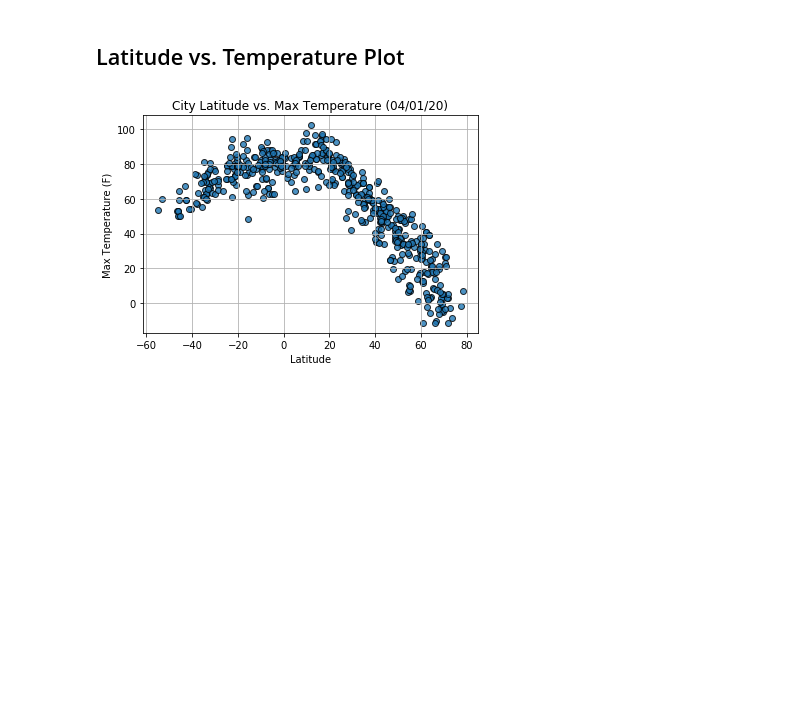
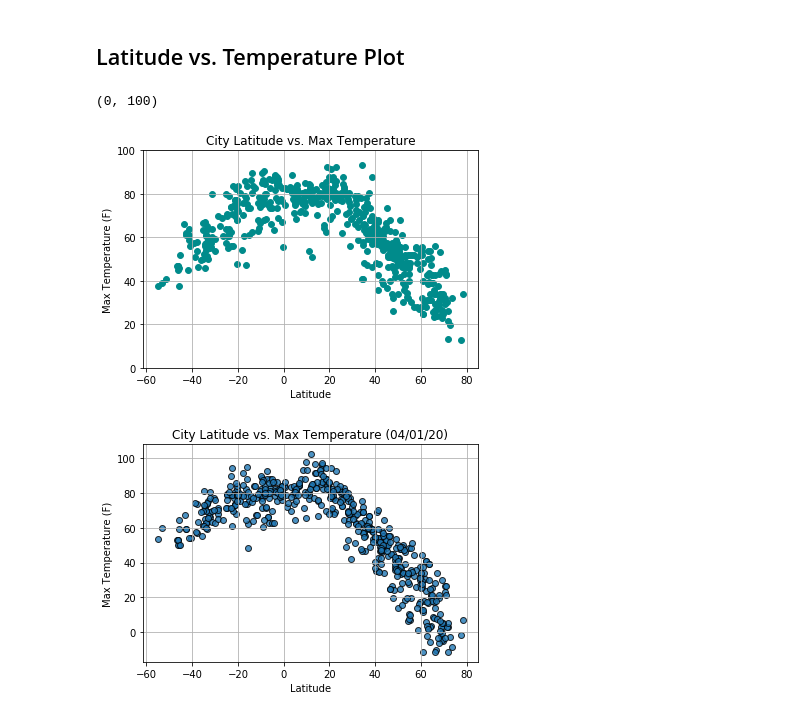
Before and after one commit to manuelamc14/api-demostrations, a Jupyter notebook: WeatherPy/WeatherPy.ipynb, the cells around one changed output. Saved outputs shown, nothing was run; the diff lists cells and outputs as text; code cells hidden in the pictures; blank space fills up the shorter version.

Commit message:
Latitude vs. Temperature Plot

```diff
--- a/WeatherPy/WeatherPy.ipynb
+++ b/WeatherPy/WeatherPy.ipynb
@@ -271,0 +253,5 @@ clean_city_data
+# %%
+# Make a new DataFrame equal to the city data to drop all humidity outliers by index.
+# Passing "inplace=False" will make a copy of the city_data DataFrame, which we call "clean_city_data".
+clean_city_data = organized_cities_temperature_df.drop((organized_cities_temperature_df.loc[organized_cities_temperature_df["Humidity"]>=100].index), inplace=False)
+clean_city_data.head()
@@ -275,3 +268,12 @@ clean_city_data
 * Save the plotted figures as .pngs.
 # %% [markdown]
 ## Latitude vs. Temperature Plot
+# %%
+temperature_plot = clean_city_data.plot(kind='scatter', x="Lat", y="Max Temp", marker="o", c="darkcyan", grid=True, s=35)
+temperature_plot.set_ylabel("Max Temperature (F)")
+temperature_plot.set_xlabel("Latitude")
+temperature_plot.set_title("City Latitude vs. Max Temperature")
+plt.ylim(0, 100)
+# %% [output]
+(0, 100)
+[figure, added]
```
Also changed, not shown: parts of 5 cells of this notebook.
